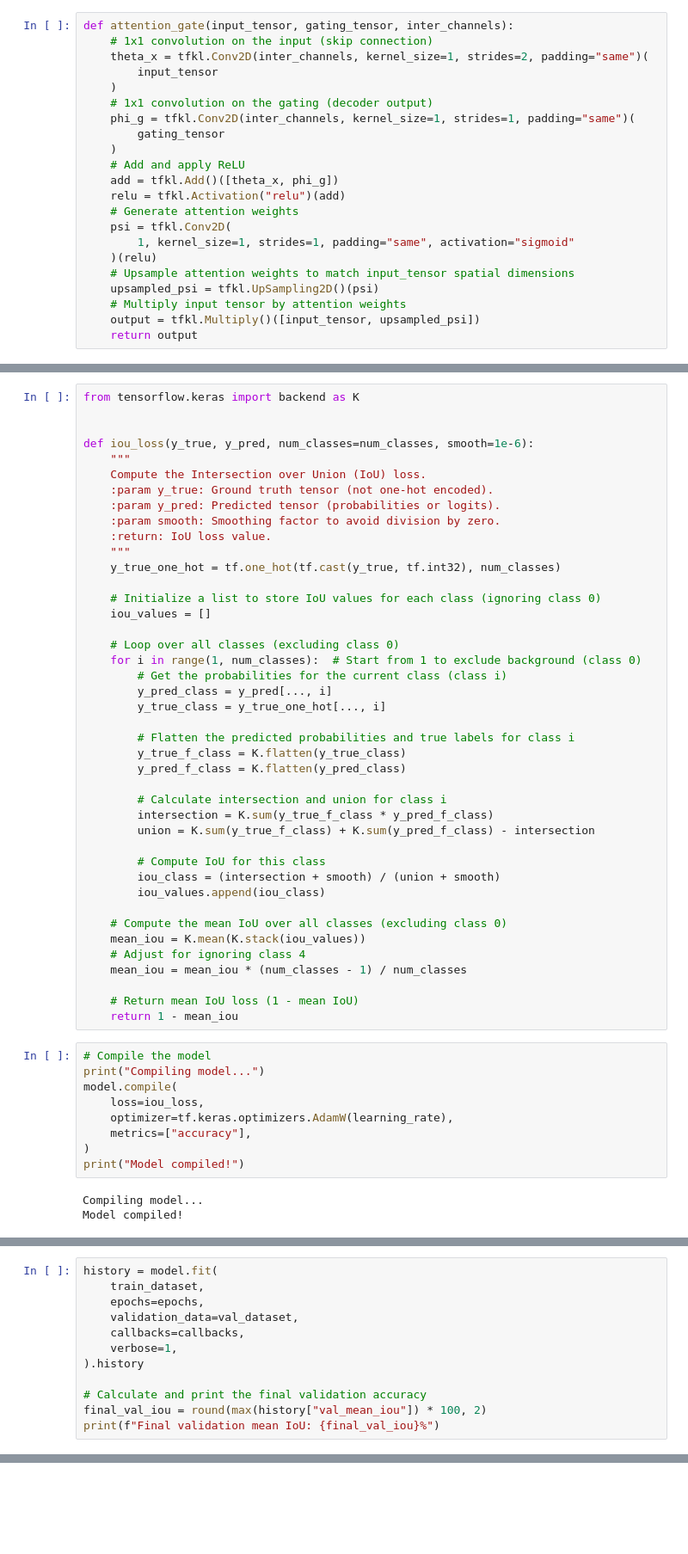
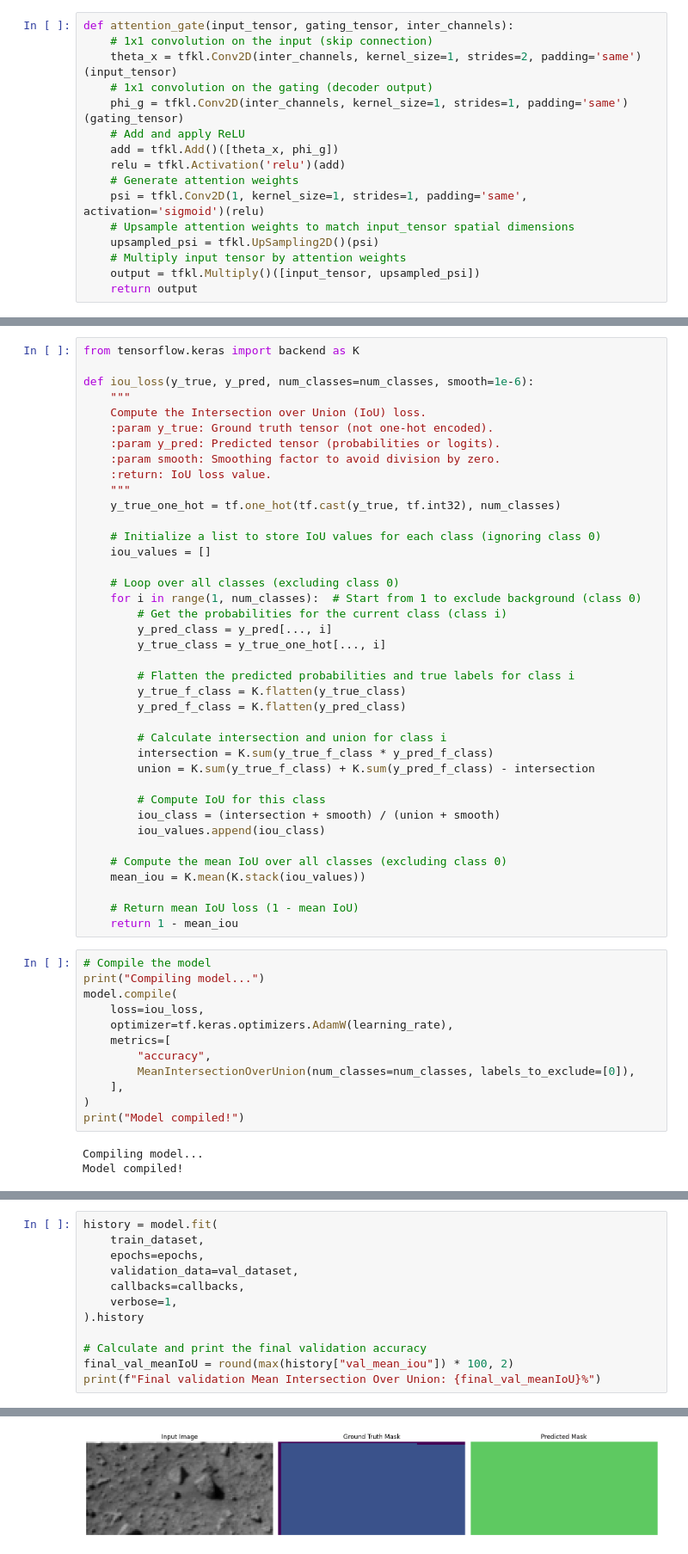
Before and after one commit to FrancescoPesce/an2dl-homework-2, a Jupyter notebook: Notebook.ipynb, the cells around one changed output, grey strips where cells are left out. Shown at 86% size. Cells and saved outputs as stored; diff of their text form; blank space fills up the shorter version.

```diff
--- a/Notebook.ipynb
+++ b/Notebook.ipynb
@@ -675,20 +517,14 @@ def inception_residual_unet(
 # %%
 def attention_gate(input_tensor, gating_tensor, inter_channels):
     # 1x1 convolution on the input (skip connection)
-    theta_x = tfkl.Conv2D(inter_channels, kernel_size=1, strides=2, padding="same")(
-        input_tensor
-    )
+    theta_x = tfkl.Conv2D(inter_channels, kernel_size=1, strides=2, padding='same')(input_tensor)
     # 1x1 convolution on the gating (decoder output)
-    phi_g = tfkl.Conv2D(inter_channels, kernel_size=1, strides=1, padding="same")(
-        gating_tensor
-    )
+    phi_g = tfkl.Conv2D(inter_channels, kernel_size=1, strides=1, padding='same')(gating_tensor)
     # Add and apply ReLU
     add = tfkl.Add()([theta_x, phi_g])
-    relu = tfkl.Activation("relu")(add)
+    relu = tfkl.Activation('relu')(add)
     # Generate attention weights
-    psi = tfkl.Conv2D(
-        1, kernel_size=1, strides=1, padding="same", activation="sigmoid"
-    )(relu)
+    psi = tfkl.Conv2D(1, kernel_size=1, strides=1, padding='same', activation='sigmoid')(relu)
     # Upsample attention weights to match input_tensor spatial dimensions
     upsampled_psi = tfkl.UpSampling2D()(psi)
     # Multiply input tensor by attention weights
@@ -875,6 +705,5 @@ class VizCallback(tf.keras.callbacks.Callback):
 # %%
 from tensorflow.keras import backend as K
-
 
 def iou_loss(y_true, y_pred, num_classes=num_classes, smooth=1e-6):
     """
@@ -909,8 +738,6 @@ def iou_loss(y_true, y_pred, num_classes=num_classes, smooth=1e-6):
 
     # Compute the mean IoU over all classes (excluding class 0)
     mean_iou = K.mean(K.stack(iou_values))
-    # Adjust for ignoring class 4
-    mean_iou = mean_iou * (num_classes - 1) / num_classes
 
     # Return mean IoU loss (1 - mean IoU)
     return 1 - mean_iou
@@ -920,7 +747,10 @@ print("Compiling model...")
 model.compile(
     loss=iou_loss,
     optimizer=tf.keras.optimizers.AdamW(learning_rate),
-    metrics=["accuracy"],
+    metrics=[
+        "accuracy",
+        MeanIntersectionOverUnion(num_classes=num_classes, labels_to_exclude=[0]),
+    ],
 )
 print("Model compiled!")
 # %% [output]
@@ -950,8 +780,8 @@ history = model.fit(
 ).history
 
 # Calculate and print the final validation accuracy
-final_val_iou = round(max(history["val_mean_iou"]) * 100, 2)
-print(f"Final validation mean IoU: {final_val_iou}%")
+final_val_meanIoU = round(max(history["val_mean_iou"]) * 100, 2)
+print(f"Final validation Mean Intersection Over Union: {final_val_meanIoU}%")
 # %% [output]
 Epoch 1/1000
 WARNING: All log messages before absl::InitializeLog() is called are written to STDERR
@@ -981,0 +819 @@ Trying algorithm eng0{} for conv (f16[96,1,1,288]{3,2,1,0}, u8[0]{0}) custom-cal
+[figure, new version]
```
Also changed, not shown: parts of 28 cells of this notebook, 2 other files.
